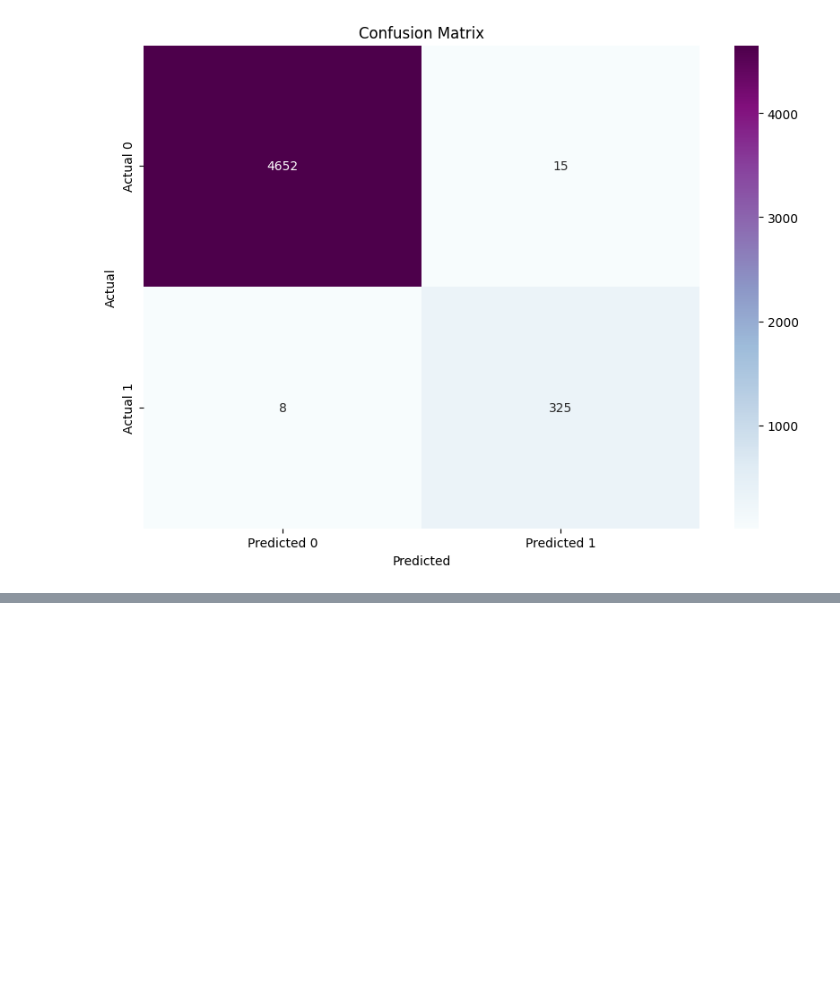
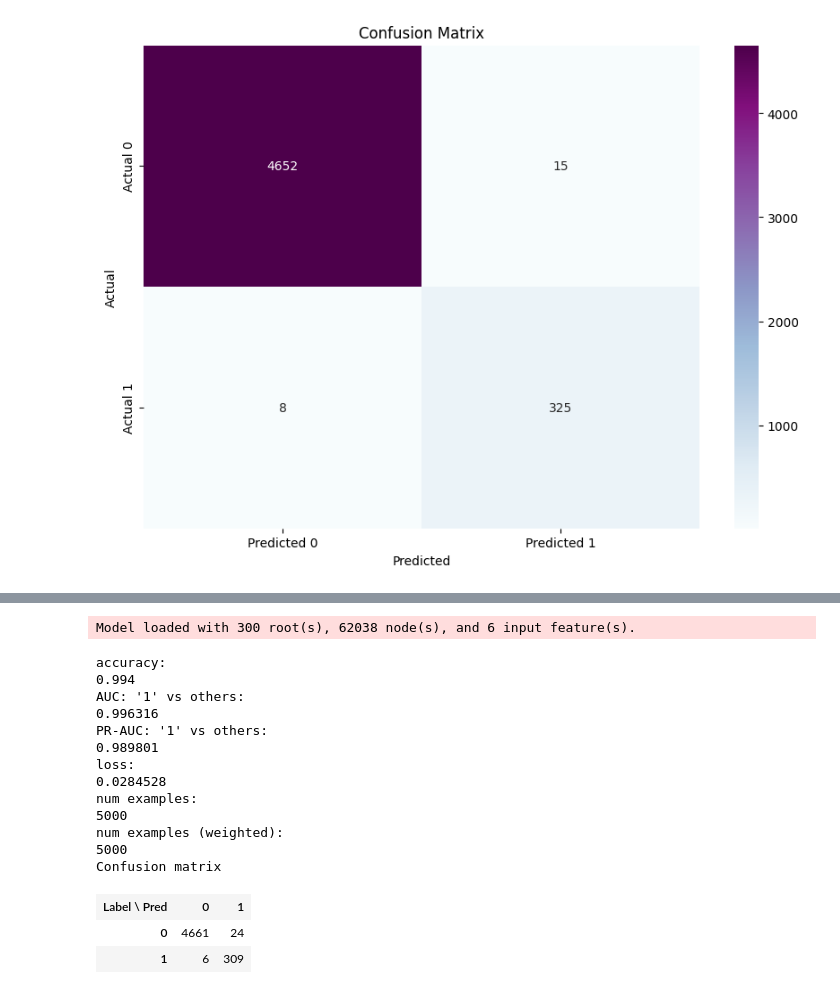
Before and after one commit to zoddtheimmortal/ml-assignments, a Jupyter notebook: a2/main.ipynb, the cells around one changed output, grey strips where cells are left out. Cells and saved outputs as stored; diff of their text form; code cells hidden in the pictures; blank space fills up the shorter version.

```diff
--- a/a2/main.ipynb
+++ b/a2/main.ipynb
@@ -283,0 +373,9 @@ weighted avg       1.00      1.00      1.00      5000
+# %%
+from ydf import RandomForestLearner
+
+X_train, X_test, y_train, y_test = split_data(df=df1,outcome='Anomaly')
+
+X_train['Anomaly'] = y_train
+X_test['Anomaly'] = y_test
+
+model = RandomForestLearner(label='Anomaly').train(X_train)
@@ -283,0 +414,22 @@ weighted avg       1.00      1.00      1.00      5000
+# %%
+evaluate = model.evaluate(X_test)
+
+evaluate
+# %% [output]
+Model loaded with 300 root(s), 62038 node(s), and 6 input feature(s).
+accuracy:
+0.994
+AUC: '1' vs others:
+0.996316
+PR-AUC: '1' vs others:
+0.989801
+loss:
+0.0284528
+num examples:
+5000
+num examples (weighted):
+5000
+Confusion matrix
+| Label \ Pred | 0 | 1 |
+| 0 | 4661 | 24 |
+| 1 | 6 | 309 |
```
Also changed, not shown: parts of 18 cells of this notebook, 4 other files.
